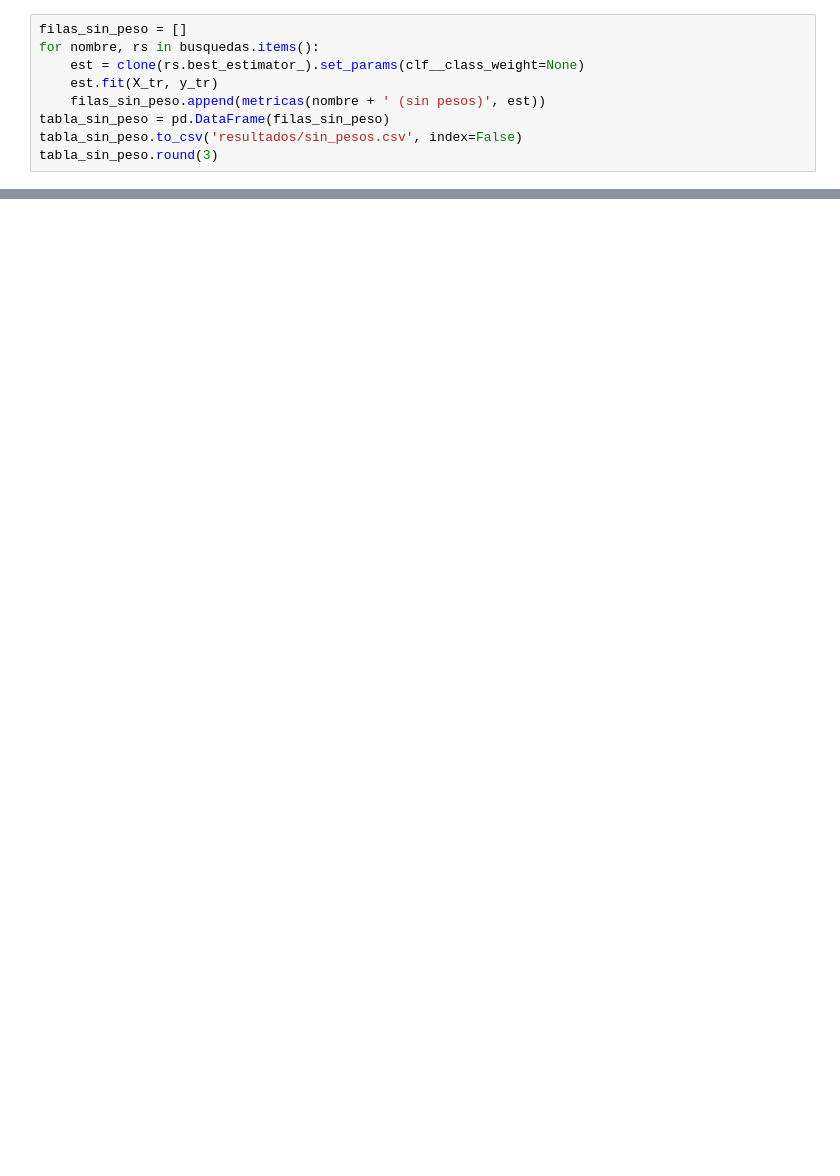
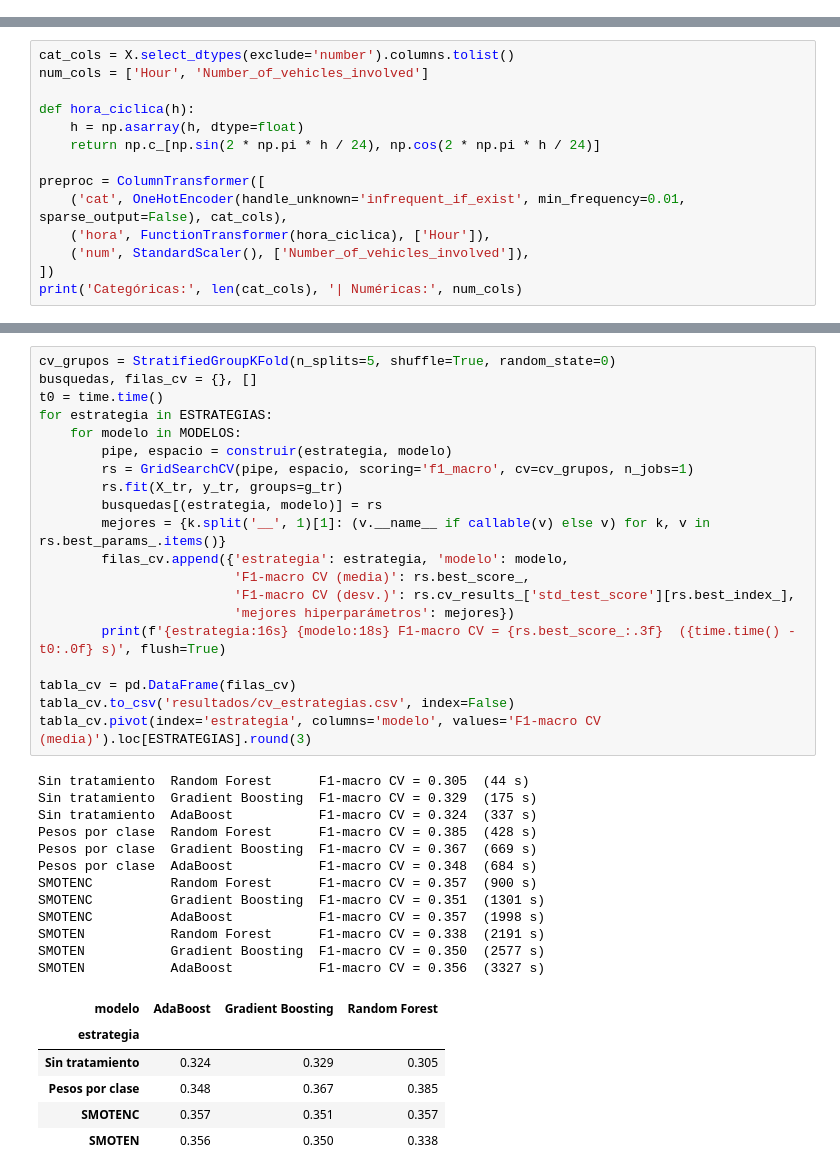
Before and after one commit to SantiagoAlvP/Short-Paper_Entrega_2, a Jupyter notebook: modelado.ipynb, the cells around one changed output, grey strips where cells are left out. Saved outputs shown, nothing was run; the diff lists cells and outputs as text; blank space fills up the shorter version.

```diff
--- a/modelado.ipynb
+++ b/modelado.ipynb
@@ -268,9 +0,0 @@ tabla_fuga.round(3)
-# %%
-filas_sin_peso = []
-for nombre, rs in busquedas.items():
-    est = clone(rs.best_estimator_).set_params(clf__class_weight=None)
-    est.fit(X_tr, y_tr)
-    filas_sin_peso.append(metricas(nombre + ' (sin pesos)', est))
-tabla_sin_peso = pd.DataFrame(filas_sin_peso)
-tabla_sin_peso.to_csv('resultados/sin_pesos.csv', index=False)
-tabla_sin_peso.round(3)
@@ -331,0 +80,14 @@ plt.rcParams.update(plt.rcParamsDefault)
+# %%
+cat_cols = X.select_dtypes(exclude='number').columns.tolist()
+num_cols = ['Hour', 'Number_of_vehicles_involved']
+
+def hora_ciclica(h):
+    h = np.asarray(h, dtype=float)
+    return np.c_[np.sin(2 * np.pi * h / 24), np.cos(2 * np.pi * h / 24)]
+
+preproc = ColumnTransformer([
+    ('cat', OneHotEncoder(handle_unknown='infrequent_if_exist', min_frequency=0.01, sparse_output=False), cat_cols),
+    ('hora', FunctionTransformer(hora_ciclica), ['Hour']),
+    ('num', StandardScaler(), ['Number_of_vehicles_involved']),
+])
+print('Categóricas:', len(cat_cols), '| Numéricas:', num_cols)
@@ -331,0 +164,39 @@ plt.rcParams.update(plt.rcParamsDefault)
+# %%
+cv_grupos = StratifiedGroupKFold(n_splits=5, shuffle=True, random_state=0)
+busquedas, filas_cv = {}, []
+t0 = time.time()
+for estrategia in ESTRATEGIAS:
+    for modelo in MODELOS:
+        pipe, espacio = construir(estrategia, modelo)
+        rs = GridSearchCV(pipe, espacio, scoring='f1_macro', cv=cv_grupos, n_jobs=1)
+        rs.fit(X_tr, y_tr, groups=g_tr)
+        busquedas[(estrategia, modelo)] = rs
+        mejores = {k.split('__', 1)[1]: (v.__name__ if callable(v) else v) for k, v in rs.best_params_.items()}
+        filas_cv.append({'estrategia': estrategia, 'modelo': modelo,
+                         'F1-macro CV (media)': rs.best_score_,
+                         'F1-macro CV (desv.)': rs.cv_results_['std_test_score'][rs.best_index_],
+                         'mejores hiperparámetros': mejores})
+        print(f'{estrategia:16s} {modelo:18s} F1-macro CV = {rs.best_score_:.3f}  ({time.time() - t0:.0f} s)', flush=True)
+
+tabla_cv = pd.DataFrame(filas_cv)
+tabla_cv.to_csv('resultados/cv_estrategias.csv', index=False)
+tabla_cv.pivot(index='estrategia', columns='modelo', values='F1-macro CV (media)').loc[ESTRATEGIAS].round(3)
+# %% [output]
+Sin tratamiento  Random Forest      F1-macro CV = 0.305  (44 s)
+Sin tratamiento  Gradient Boosting  F1-macro CV = 0.329  (175 s)
+Sin tratamiento  AdaBoost           F1-macro CV = 0.324  (337 s)
+Pesos por clase  Random Forest      F1-macro CV = 0.385  (428 s)
+Pesos por clase  Gradient Boosting  F1-macro CV = 0.367  (669 s)
+Pesos por clase  AdaBoost           F1-macro CV = 0.348  (684 s)
+SMOTENC          Random Forest      F1-macro CV = 0.357  (900 s)
+SMOTENC          Gradient Boosting  F1-macro CV = 0.351  (1301 s)
+SMOTENC          AdaBoost           F1-macro CV = 0.357  (1998 s)
+SMOTEN           Random Forest      F1-macro CV = 0.338  (2191 s)
+SMOTEN           Gradient Boosting  F1-macro CV = 0.350  (2577 s)
+SMOTEN           AdaBoost           F1-macro CV = 0.356  (3327 s)
+| modelo | AdaBoost | Gradient Boosting | Random Forest |
+| estrategia |  |  |  |
+| Sin tratamiento | 0.324 | 0.329 | 0.305 |
+| Pesos por clase | 0.348 | 0.367 | 0.385 |
+| SMOTENC | 0.357 | 0.351 | 0.357 |
+| SMOTEN | 0.356 | 0.350 | 0.338 |
```
Also changed, not shown: parts of 55 cells of this notebook, 18 other files.
